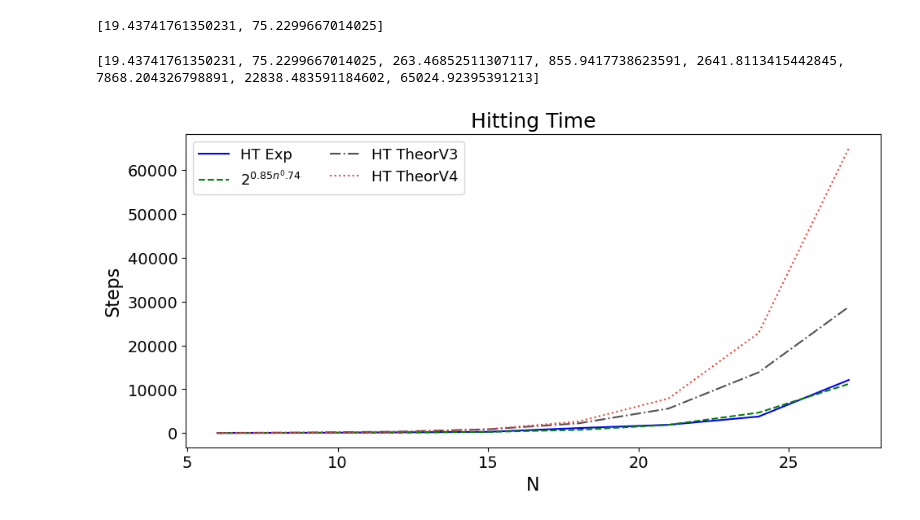
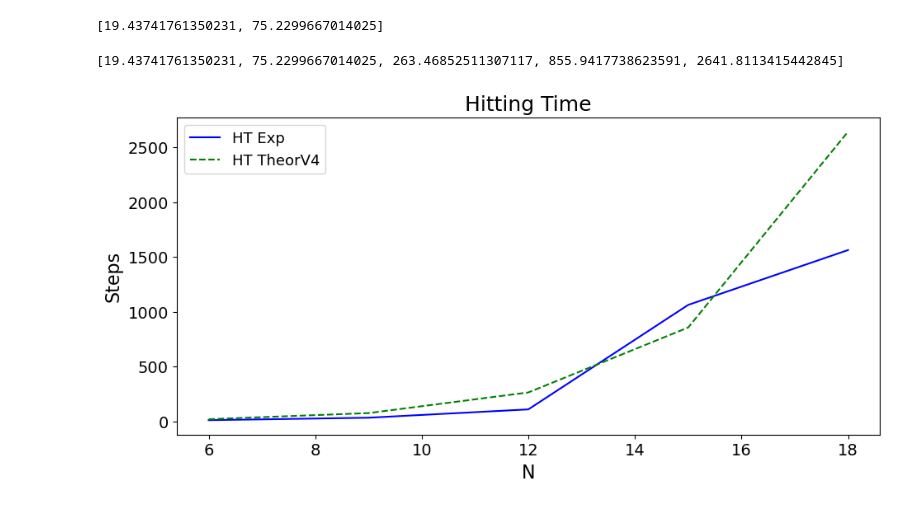
Before and after one commit to JaimePSantos/DynamicRandomWalks, a Jupyter notebook: HT-Dyn_TemporalHelix.ipynb, the cells around one changed output. Saved outputs shown, nothing was run; the diff lists cells and outputs as text; code cells hidden in the pictures.

```diff
--- a/HT-Dyn_TemporalHelix.ipynb
+++ b/HT-Dyn_TemporalHelix.ipynb
@@ -701,25 +299,0 @@ def hitting_times_for_tempHelix_graphs3(reps, init, target,steps):
-# %%
-reps = 8
-
-init = 0
-target = -1
-steps = 20000
-
-sum_range = []
-sum_range = [3 + 3*rep for rep in range(1,reps+1)]
-print(sum_range)
-
-factor = 2
-c = 0.85
-
-theoretical_hitting_times_file3 = f'Datasets/DynGraphsDTRW/theoreticalHitting3TimeDynamicTempHelix_N{sum_range[-1]}_FROM{init}-TO{target}_STEPS{steps}.txt'
-
-print(f'Looking for: \n-----> {theoretical_hitting_times_file3}')
-
-if os.path.exists(theoretical_hitting_times_file3):
-    theoretical_hitting_times3 = load_list_from_file(theoretical_hitting_times_file3)
-    print('\nFile exists!')
-else:
-    print('\nFile Doesnt Exist!')
-    theoretical_hitting_times3 =  hitting_times_for_tempHelix_graphs3(reps, init, target,steps)
-    write_list_to_file(theoretical_hitting_times_file3, theoretical_hitting_times3)
@@ -795,7 +363,7 @@ print(theoretical_hitting_times4)
 # %% [output]
 [19.43741761350231, 75.2299667014025]
 # %%
-reps = 8
+reps = 5
 
 init = 0
 target = -1
@@ -804,40 +372,37 @@ target = -1
 theoretical_hitting_times4 = hitting_times_for_tempHelix_graphs4(reps, init, target)
 print(theoretical_hitting_times4)
 
-alphaLabelList = [r'HT Exp','$2^{' + f'{round(c,2)}' + r'n^' + f'{round(epsilon,2)}' + r'}$',f'HT TheorV3',f'HT TheorV4',f'HT TheorSzegdy']#,f'HT TheorV4',f'n^2',f'{round(c,2)}n^{factor}']
+alphaLabelList = [r'HT Exp',f'HT TheorV4']
 
 params = {
     'font_size' : 14,
     'figsize': (11, 5),
     'plot_title' : f'Hitting Time',
     'x_label' : 'N',
     'y_label' : "Steps",
     'legend_labels' : alphaLabelList,
     'legend_loc': "best",
     # 'legend_title' : r'$\alpha$',
     'legend_ncol' : len(alphaLabelList)//2,
     'color_list' : ['#0000FF', '#008000', '#525252','#eb4034','yellow','#8f82f1'],
     'line_style_list' : ['-', '--','-.',':',':','-.'],
     # 'save_path' : f'Output/OrientedDynamics/orientedDynamics_N{N}_NWALKS{len(alphaList)}_Alphas{str([round(a, 2) for a in alphaList]).replace(", ", "-").replace("[", "").replace("]", "")}_TMAX{round(t)}.png',
     'use_loglog': False,
     'use_cbar' : False,
     'cbar_label' : None,
     'cbar_ticks' : None,
     'cbar_tick_labels' : None,
     'x_lim' : None,
     # 'x_num_ticks' : 7,
     # 'y_num_ticks' : 7,
     # 'x_round_val' : 1,
     # 'y_round_val' : 3,
 }
 
-y_value_list = [hitting_times,
-                fit_hitting_time,
-                # theoretical_hitting_times,
-                theoretical_hitting_times3,
+y_value_list = [hitting_times2,
                 theoretical_hitting_times4]
 
 plot_qwak(x_value_matrix = [list(sum_range)]*len(y_value_list) , y_value_matrix = y_value_list ,**params)
 # %% [output]
-[19.43741761350231, 75.2299667014025, 263.46852511307117, 855.9417738623591, 2641.8113415442845, 7868.204326798891, 22838.483591184602, 65024.92395391213]
+[19.43741761350231, 75.2299667014025, 263.46852511307117, 855.9417738623591, 2641.8113415442845]
-[figure, old version]
+[figure, new version]
```
Also changed, not shown: parts of 22 cells of this notebook, 3 other files.
